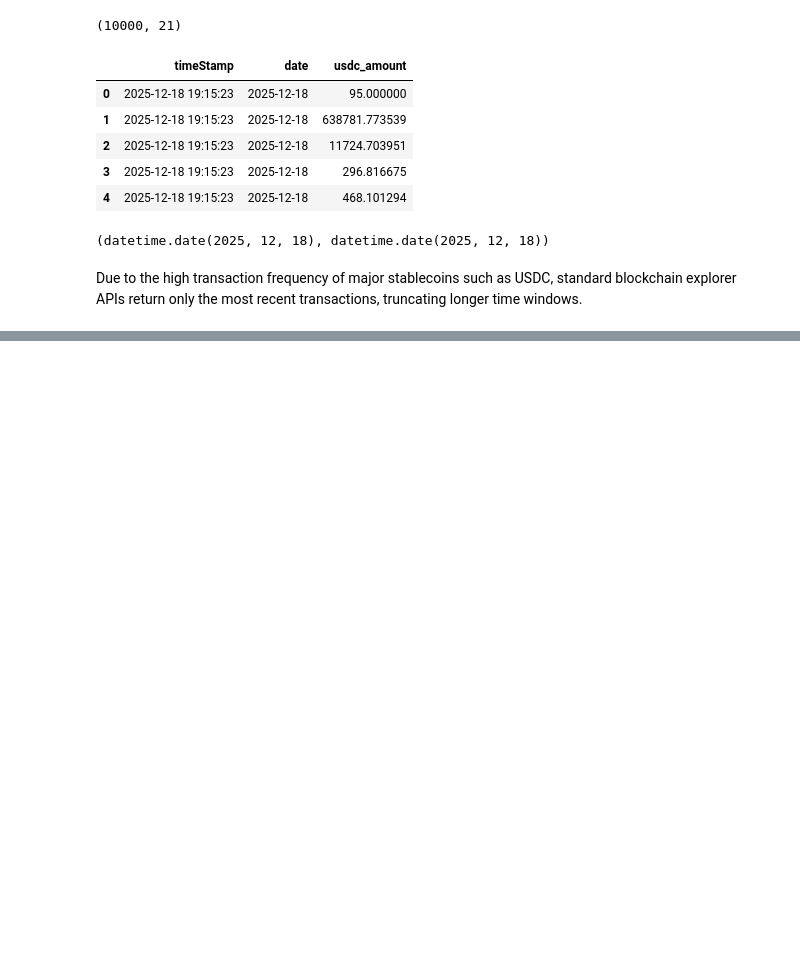
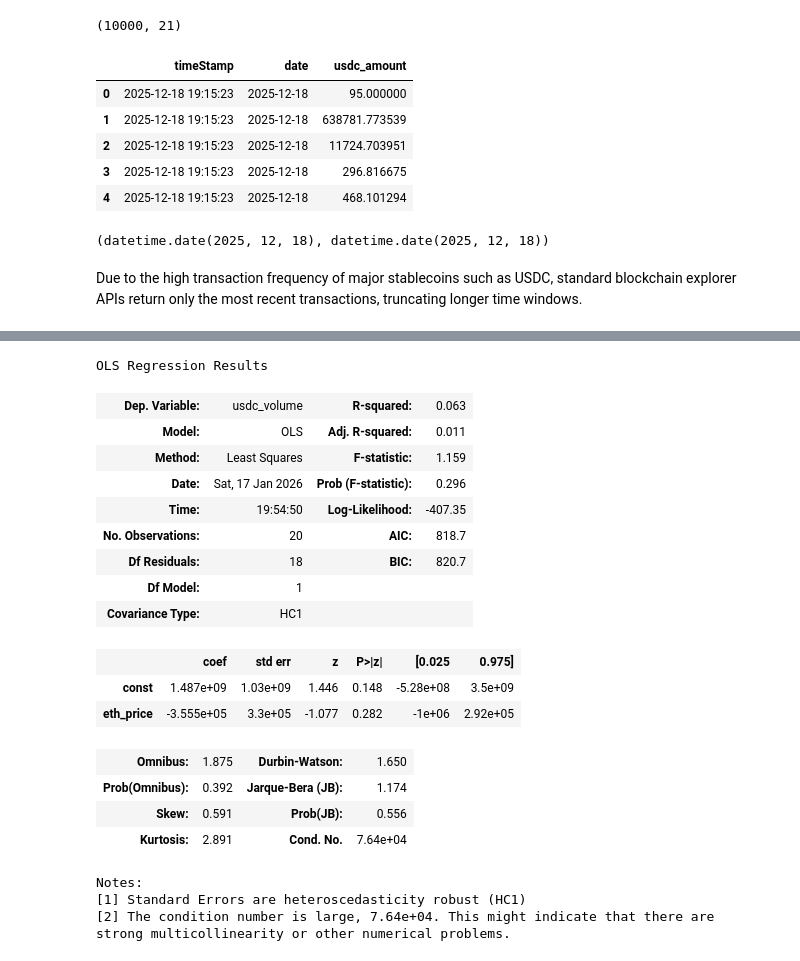
Before and after one commit to khatibmanar/StableCoin-Analysis, a Jupyter notebook: notebooks/usdc_30d_onchain_analysis.ipynb, the cells around one changed output, grey strips where cells are left out. Cells and saved outputs as stored; diff of their text form; code cells hidden in the pictures; blank space fills up the shorter version.

```diff
--- a/notebooks/usdc_30d_onchain_analysis.ipynb
+++ b/notebooks/usdc_30d_onchain_analysis.ipynb
@@ -41,0 +256,33 @@ To extend coverage beyond a single day, I implement a block-by-day querying stra
+# %%
+# Ordinary least squares (OLS) linear regression with heteroskedasticity-robust (HC1) standard errors
+# Define our regression variables
+X = merged["eth_price"]
+y = merged["usdc_volume"]
+
+# Add constant (intercept)
+X = sm.add_constant(X)
+
+model_robust = sm.OLS(y, X).fit(cov_type="HC1")
+model_robust.summary()
+# %% [output]
+OLS Regression Results
+| Dep. Variable: | usdc_volume | R-squared: | 0.063 |
+| Model: | OLS | Adj. R-squared: | 0.011 |
+| Method: | Least Squares | F-statistic: | 1.159 |
+| Date: | Sat, 17 Jan 2026 | Prob (F-statistic): | 0.296 |
+| Time: | 19:54:50 | Log-Likelihood: | -407.35 |
+| No. Observations: | 20 | AIC: | 818.7 |
+| Df Residuals: | 18 | BIC: | 820.7 |
+| Df Model: | 1 |  |  |
+| Covariance Type: | HC1 |  |  |
+|  | coef | std err | z | P>|z| | [0.025 | 0.975] |
+| const | 1.487e+09 | 1.03e+09 | 1.446 | 0.148 | -5.28e+08 | 3.5e+09 |
+| eth_price | -3.555e+05 | 3.3e+05 | -1.077 | 0.282 | -1e+06 | 2.92e+05 |
+| Omnibus: | 1.875 | Durbin-Watson: | 1.650 |
+| Prob(Omnibus): | 0.392 | Jarque-Bera (JB): | 1.174 |
+| Skew: | 0.591 | Prob(JB): | 0.556 |
+| Kurtosis: | 2.891 | Cond. No. | 7.64e+04 |
+Notes:
+[1] Standard Errors are heteroscedasticity robust (HC1)
+[2] The condition number is large, 7.64e+04. This might indicate that there are
+strong multicollinearity or other numerical problems.
```
Also changed, not shown: parts of 21 cells of this notebook, 4 other files.
